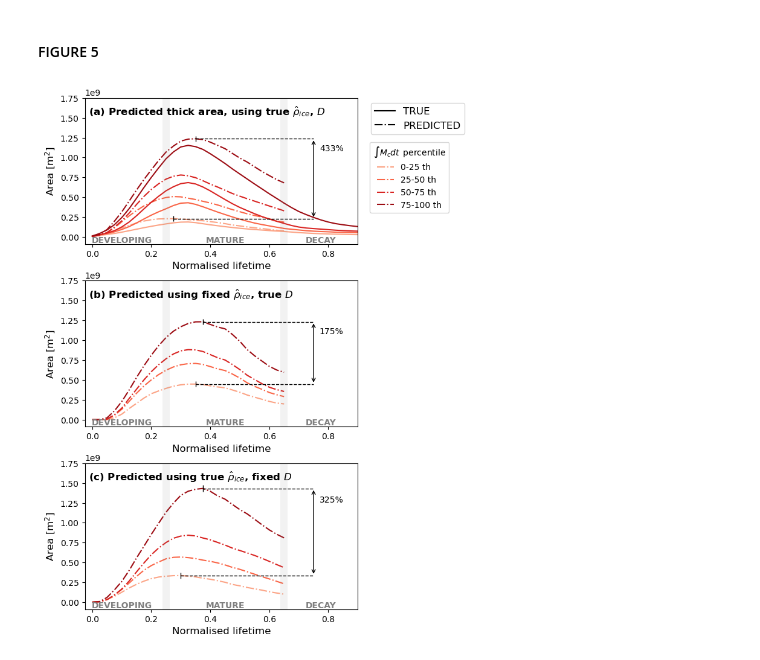
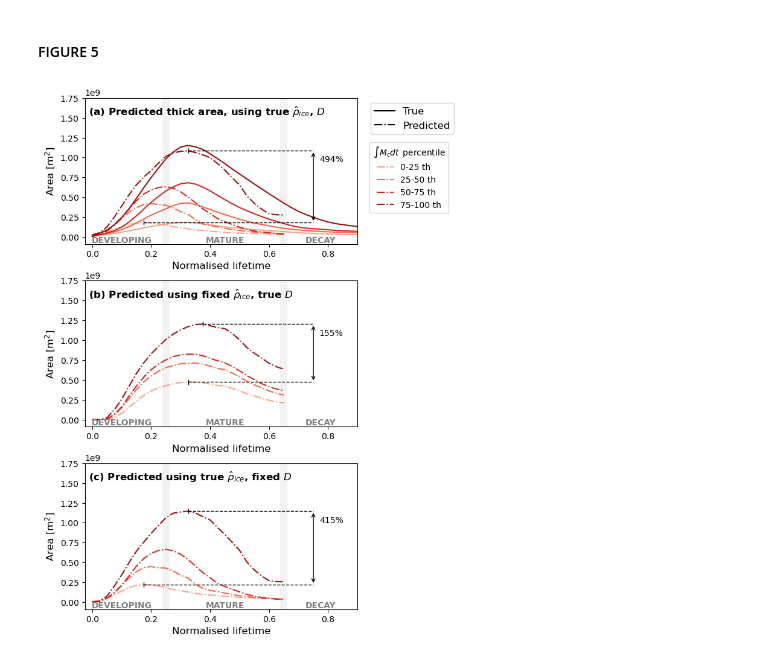
Before and after one commit to mathilde-ritman/scripts-to-make-Ritman-et-al-does-greater-CMF, a Jupyter notebook: scripts/05.figures.ipynb, the cells around one changed output. Saved outputs shown, nothing was run; the diff lists cells and outputs as text; code cells hidden in the pictures.

```diff
--- a/scripts/05.figures.ipynb
+++ b/scripts/05.figures.ipynb
@@ -28,7 +25,7 @@ fs=12
 # %%
 # load data
 
-datadir = pathlib.Path(f'/work/bb1153/b382635/plots/model_paper/grl_submission/data/statistics_L2')
+datadir = pathlib.Path(f'/work/bb1153/b382635/plots/model_paper/grl_submission/data/statistics_L2_test_model_change')
 ds_flist = sorted(list(datadir.glob('*.nc')))
 li = []
 for i in range(len(ds_flist)):
@@ -75,10 +72,10 @@ global_labels = {"total_CMT":r"$\int M_c dt\,$",
                  # "Apred_v3_conv": r"$\int \frac{M_c}{D\bar{\rho}}\,dt$",
                  # "Apred_v3_cont": r"$\int \frac{M_c}{D\bar{\rho}}\,dt$ cont.",
                  # "Apred_v1": r"$\frac{1}{D\bar{\rho}}\int M_{c,max}\,dt$ cont.",
-                 "Apred_v1_conv":r'$\frac{1}{D\bar{\rho}}\int M_{c,max}\,dt$',
-                 "Apred_v3_conv":r'$\int \frac{M_c}{D\bar{\rho}}\,dt$',
-                 # "Apred_v1":r'$\frac{1}{D\bar{\rho}}\int M_{c,max}\,dt$',
-                 # "Apred_v2":r'$\int \frac{M_c}{D\bar{\rho}}\,dt$',
+                 # "Apred_v1_conv":r'$\frac{1}{D\bar{\rho}}\int M_{c,max}\,dt$',
+                 # "Apred_v3_conv":r'$\int \frac{M_c}{D\bar{\rho}}\,dt$',
+                 "Apred_v1":r'$\frac{1}{D\bar{\rho}}\int M_{c,max}\,dt$',
+                 "Apred_v2":r'$\int \frac{M_c}{D\bar{\rho}}\,dt$',
                 }
 # %% [markdown]
 #### FIGURE 1
@@ -554,13 +551,12 @@ fig.savefig(paperdir / f"fig04.{ext}", bbox_inches="tight", dpi=dpi)
 #### FIGURE 5
 # %%
 # data
-model_data = ds[['cloud_area','thick_area', 'Apred_v1','Apred_v3_cont','core_rho_ABH', 'core_area_ABH',
-                        'core_fwc_ABH','anvil_depth_mu','core_cmt_ABH','Apred_v3_conv']]
+model_data = ds[['cloud_area', 'thick_area', 'Apred_v2_cont', 'core_rho_ABH', 'core_area_ABH',
+                 'core_fwc_ABH', 'core_cmt_ABH', 'anvil_depth_mu', 'anvil_rho', 'lifetime']]
 model_data_by_inflow = helpers.group_dataset_by_intensity(model_data, df)[key]
 
 # model choice for area evolution
-A_model = 'Apred_v3_cont'
-# A_model = "Apred_v2"
+A_model = "Apred_v2_cont"
 # %%
 # input values, averaged within each inflow quartile
 broadcast = model_data.cloud_area.mean('system')
@@ -603,7 +599,7 @@ viwc_input['core_area_ABH'] = Ac
 viwc_input['anvil_depth_mu'] = D_mu
 viwc_input['core_fwc_ABH'] = fwc
 
-vary_iwc = analytical.Thickness(viwc_input, n=n, tau=tau)
+vary_iwc = analytical.Thickness(viwc_input, pred=A_model, n=n, tau=tau)
 # %%
 x = 2.5 # IWP threshold
 
@@ -646,33 +642,33 @@ titles = [r'Predicted thick area, using true $\hat{\rho}_{ice}$, $D$',
           r'Predicted using true $\hat{\rho}_{ice}$, fixed $D$', ]
 yloc = 1e7
 count = 0
 handles = None
 for ax in axs:
     # title
     tparams = dict(c='k', weight='bold', fontsize=fs, transform=ax.transAxes, va='top')
     title = f'({letters[count]}) {titles[count]}'
     ax.text(0.015, .95, title, **tparams)
     ax.set_title(None)
     # more
     plot_helpers.show_phases(ax, .0125e9, (.1,.45,.775))
     ymax = 1.75e9
     ax.set_ylim(ymax*-.05, ymax)
     ax.set_xlim(-.025,.9)
     ax.set_xlabel('Normalised lifetime', fontsize=fs)
     ax.set_ylabel('Area [m$^2$]', fontsize=fs)
     if handles is None:
         handles, labels = ax.get_legend_handles_labels()
     count += 1
 
 # legend
 fig.subplots_adjust(right=0.82)
 fig.legend(handles, labels, title="$\int M_c dt\,$ percentile",
            fontsize=fs-2, loc='upper left', bbox_to_anchor=(0.84, 0.82))
-fig.legend(handles=[mpl.lines.Line2D([], [], ls='-', c='k', label='TRUE'),
-                    mpl.lines.Line2D([], [], ls='-.', c='k', label='PREDICTED')],
+fig.legend(handles=[mpl.lines.Line2D([], [], ls='-', c='k', label='True'),
+                    mpl.lines.Line2D([], [], ls='-.', c='k', label='Predicted')],
            fontsize=fs, loc='upper left', bbox_to_anchor=(0.84, 0.88))
 
 # save
 fig.savefig(paperdir / f'fig05.{ext}', bbox_inches='tight', dpi=dpi, transparent=0)
 # %% [output]
-[figure, old version]
+[figure, new version]
```
Also changed, not shown: parts of 5 cells of this notebook, 6 other files.
